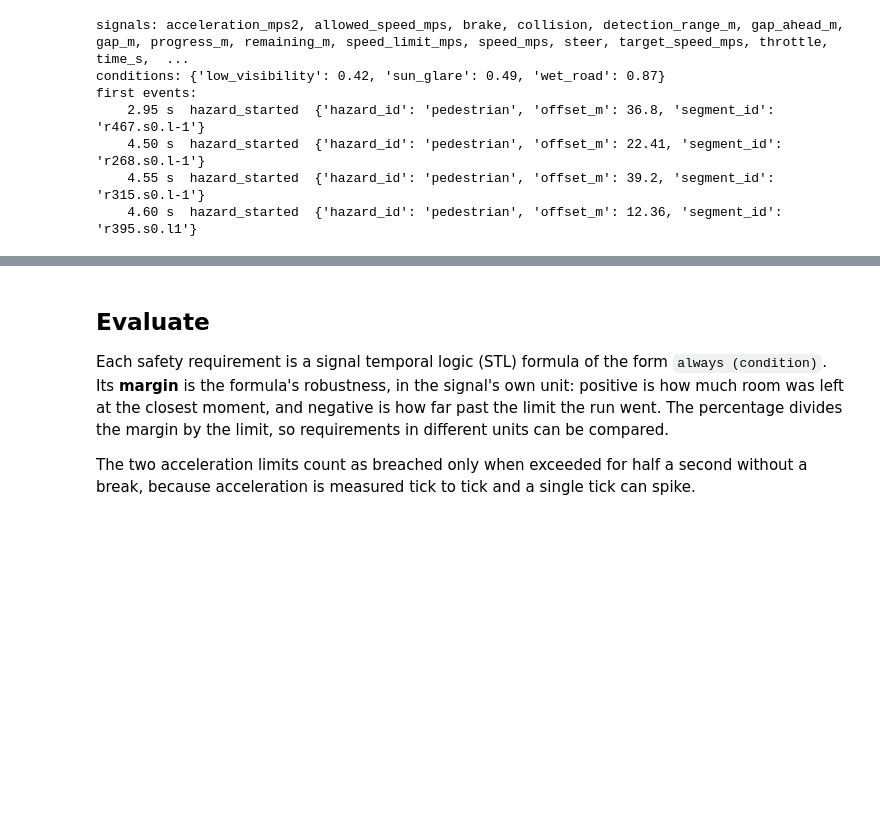
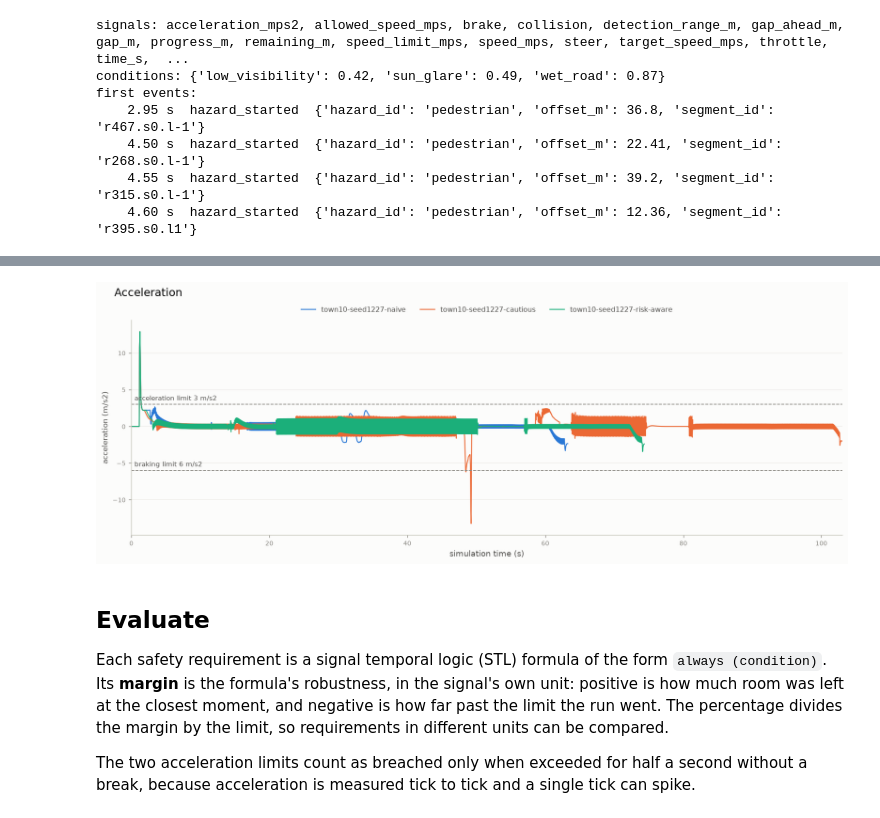
Before and after one commit to nathanaday/cs513-av-project, a Jupyter notebook: use-pyotter/drive_scenario.ipynb, the cells around one changed output, grey strips where cells are left out. Saved outputs shown, nothing was run; the diff lists cells and outputs as text; code cells hidden in the pictures; blank space fills up the shorter version.

```diff
--- a/use-pyotter/drive_scenario.ipynb
+++ b/use-pyotter/drive_scenario.ipynb
@@ -150,3 +157,9 @@ if runs:
+# %%
+if runs:
+    figure = Visualize.acceleration(runs.values())
+    figure.savefig(OUTPUT / "town10-acceleration.png", bbox_inches="tight")
+# %% [output]
+[figure, added]
 # %% [markdown]
 ## Evaluate
 
```
Also changed, not shown: parts of 6 cells of this notebook, 42 other files.
